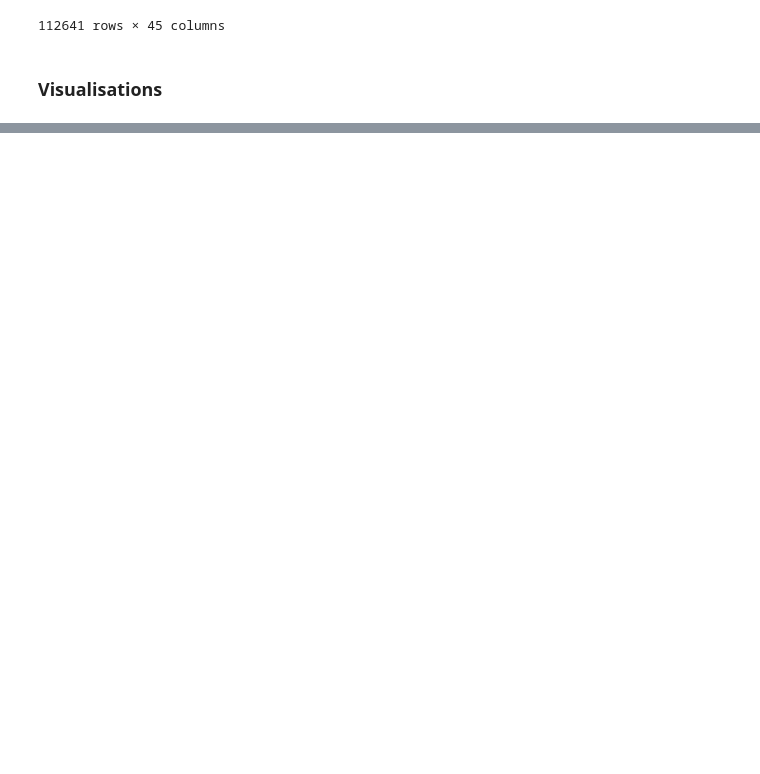
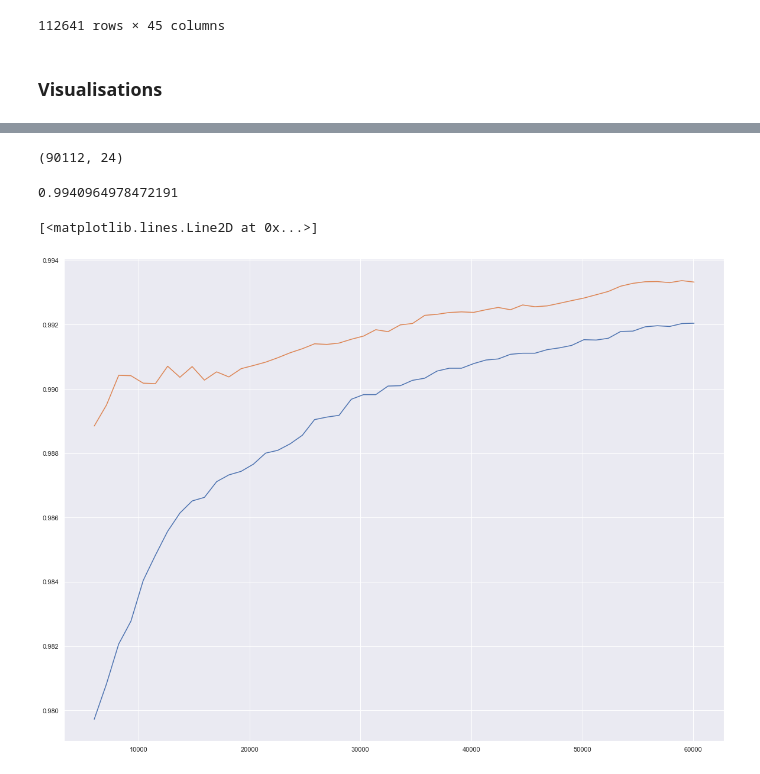
Before and after one commit to RudyBourez/Machine_Learning, a Jupyter notebook: Olist_projet/modélisation.ipynb, the cells around one changed output, grey strips where cells are left out. Cells and saved outputs as stored; diff of their text form; code cells hidden in the pictures; blank space fills up the shorter version.

```diff
--- a/Olist_projet/modélisation.ipynb
+++ b/Olist_projet/modélisation.ipynb
@@ -110,0 +136,26 @@ for i in range(3):
+# %%
+last_df = df_k_means.drop([f"Component {i}" for i in range(1,21)], axis=1)
+X = last_df.drop(["Segment KMeans PCA"], axis=1)
+y = last_df["Segment KMeans PCA"]
+
+processor = make_column_transformer((StandardScaler(), list(X.columns)))
+estimator = make_pipeline(processor ,LogisticRegression(random_state=1, max_iter=1000))
+X_train, X_test,y_train,y_test = train_test_split(X, y, test_size=0.2, random_state=1)
+# %%
+X_train.shape
+# %% [output]
+(90112, 24)
+# %%
+model = estimator.fit(X_train, y_train)
+model.score(X_test, y_test)
+# %% [output]
+0.9940964978472191
+# %%
+train_size, train_score, val_score = learning_curve(estimator, X_train, y_train,train_sizes=np.linspace(0.1,1,50), cv=3,
+                                                    shuffle=True)
+# %%
+plt.plot(train_size, val_score.mean(axis=1), label="Validation")
+plt.plot(train_size, train_score.mean(axis=1), label="train")
+# %% [output]
+[<matplotlib.lines.Line2D at 0x...>]
+[figure, added]
```
Also changed, not shown: parts of 15 cells of this notebook.
